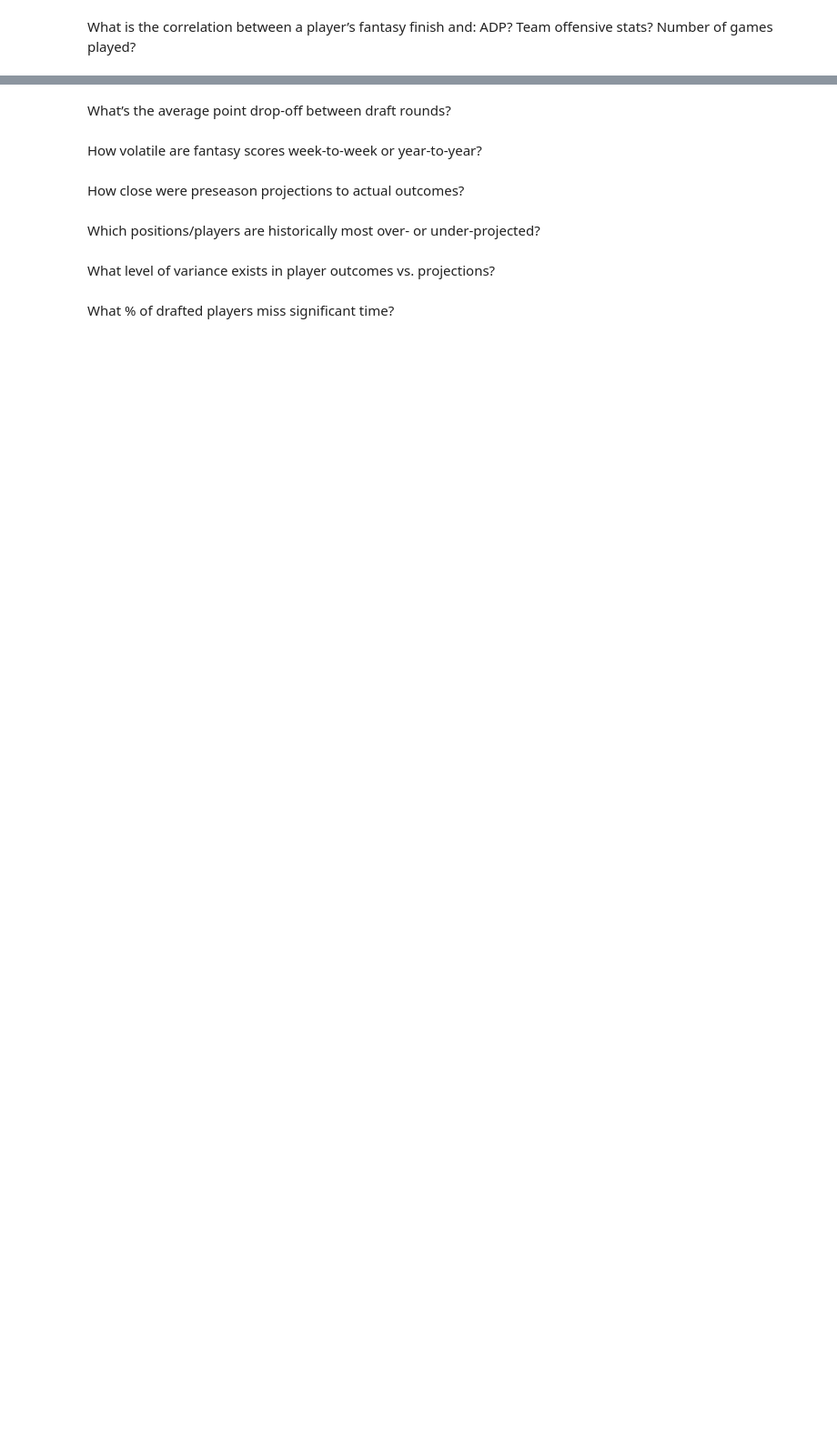
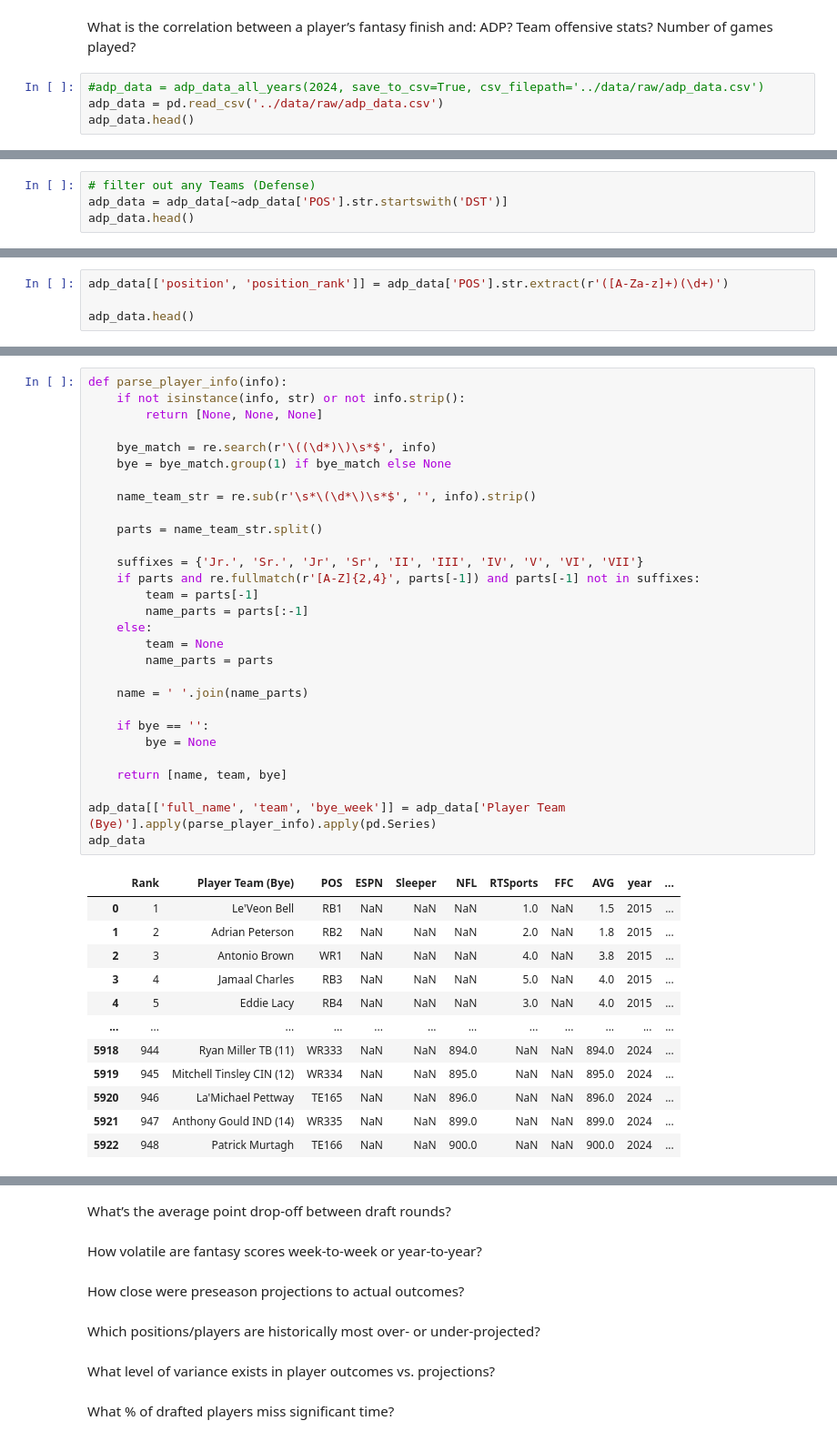
Before and after one commit to alexanderjireland/ff-draft-optimizer, a Jupyter notebook: notebooks/eda.ipynb, the cells around one changed output, grey strips where cells are left out. Shown: that part at 91% size. Drawn from its saved outputs; the diff is of its cells as text; blank space fills up the shorter version.

Commit message:
Cleaning and obtaining ADP data

```diff
--- a/notebooks/eda.ipynb
+++ b/notebooks/eda.ipynb
@@ -97,3 +121,7 @@ What is the correlation between a player’s fantasy finish and:
 ADP?
 Team offensive stats?
 Number of games played?
+# %%
+#adp_data = adp_data_all_years(2024, save_to_csv=True, csv_filepath='../data/raw/adp_data.csv')
+adp_data = pd.read_csv('../data/raw/adp_data.csv')
+adp_data.head()
@@ -99,0 +135,4 @@ Number of games played?
+# %%
+# filter out any Teams (Defense)
+adp_data = adp_data[~adp_data['POS'].str.startswith('DST')]
+adp_data.head()
@@ -99,0 +146,4 @@ Number of games played?
+# %%
+adp_data[['position', 'position_rank']] = adp_data['POS'].str.extract(r'([A-Za-z]+)(\d+)')
+
+adp_data.head()
@@ -99,0 +157,42 @@ Number of games played?
+# %%
+def parse_player_info(info):
+    if not isinstance(info, str) or not info.strip():
+        return [None, None, None]
+
+    bye_match = re.search(r'\((\d*)\)\s*$', info)
+    bye = bye_match.group(1) if bye_match else None
+
+    name_team_str = re.sub(r'\s*\(\d*\)\s*$', '', info).strip()
+
+    parts = name_team_str.split()
+
+    suffixes = {'Jr.', 'Sr.', 'Jr', 'Sr', 'II', 'III', 'IV', 'V', 'VI', 'VII'}
+    if parts and re.fullmatch(r'[A-Z]{2,4}', parts[-1]) and parts[-1] not in suffixes:
+        team = parts[-1]
+        name_parts = parts[:-1]
+    else:
+        team = None
+        name_parts = parts
+
+    name = ' '.join(name_parts)
+
+    if bye == '':
+        bye = None
+
+    return [name, team, bye]
+
+adp_data[['full_name', 'team', 'bye_week']] = adp_data['Player Team (Bye)'].apply(parse_player_info).apply(pd.Series)
+adp_data
+# %% [output]
+|  | Rank | Player Team (Bye) | POS | ESPN | Sleeper | NFL | RTSports | FFC | AVG | year | ... |
+| 0 | 1 | Le'Veon Bell | RB1 | NaN | NaN | NaN | 1.0 | NaN | 1.5 | 2015 | ... |
+| 1 | 2 | Adrian Peterson | RB2 | NaN | NaN | NaN | 2.0 | NaN | 1.8 | 2015 | ... |
+| 2 | 3 | Antonio Brown | WR1 | NaN | NaN | NaN | 4.0 | NaN | 3.8 | 2015 | ... |
+| 3 | 4 | Jamaal Charles | RB3 | NaN | NaN | NaN | 5.0 | NaN | 4.0 | 2015 | ... |
+| 4 | 5 | Eddie Lacy | RB4 | NaN | NaN | NaN | 3.0 | NaN | 4.0 | 2015 | ... |
+| ... | ... | ... | ... | ... | ... | ... | ... | ... | ... | ... | ... |
+| 5918 | 944 | Ryan Miller TB (11) | WR333 | NaN | NaN | 894.0 | NaN | NaN | 894.0 | 2024 | ... |
+| 5919 | 945 | Mitchell Tinsley CIN (12) | WR334 | NaN | NaN | 895.0 | NaN | NaN | 895.0 | 2024 | ... |
+| 5920 | 946 | La'Michael Pettway | TE165 | NaN | NaN | 896.0 | NaN | NaN | 896.0 | 2024 | ... |
+| 5921 | 947 | Anthony Gould IND (14) | WR335 | NaN | NaN | 899.0 | NaN | NaN | 899.0 | 2024 | ... |
+| 5922 | 948 | Patrick Murtagh | TE166 | NaN | NaN | 900.0 | NaN | NaN | 900.0 | 2024 | ... |
```
Also changed, not shown: parts of 12 cells of this notebook, 2 other files.
